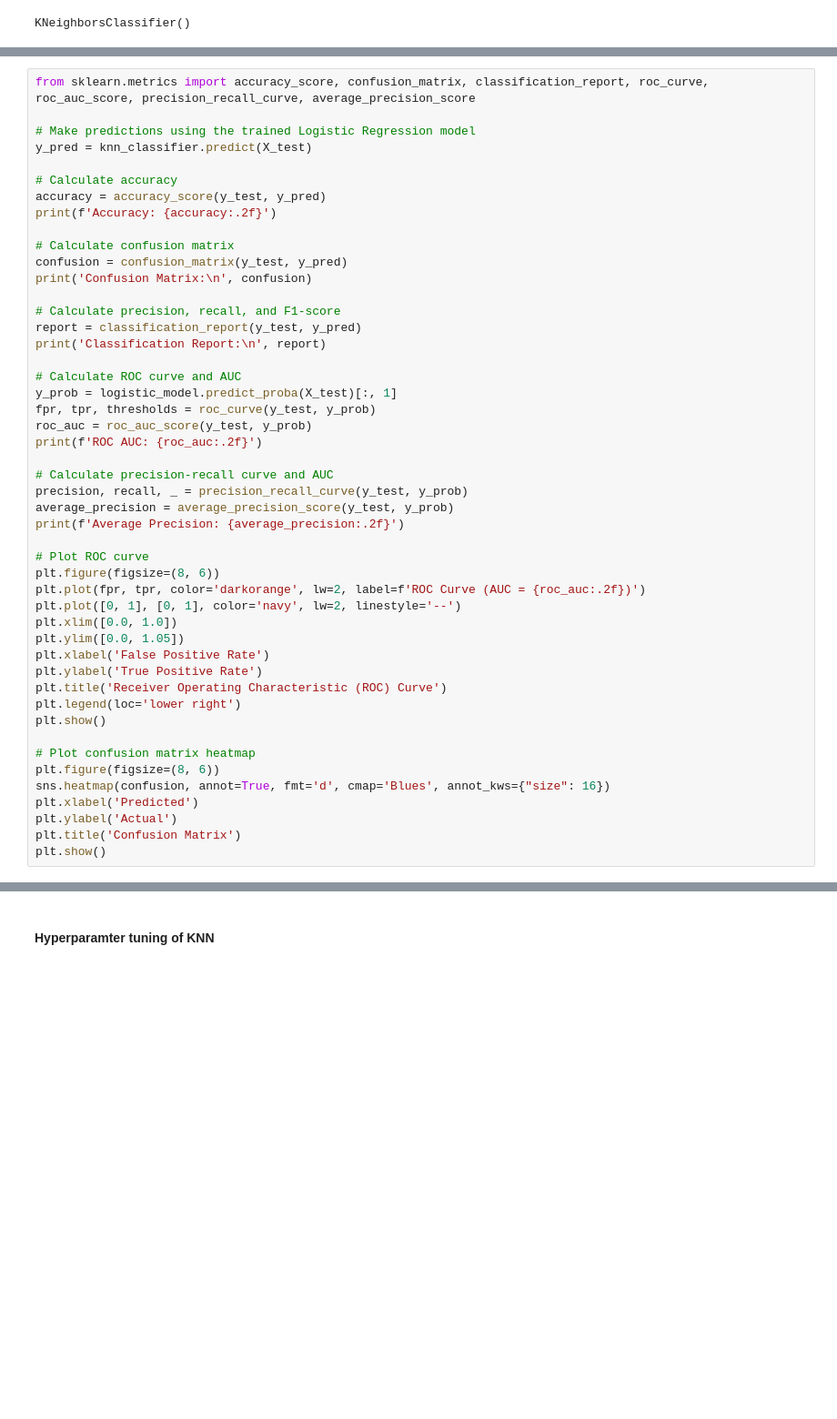
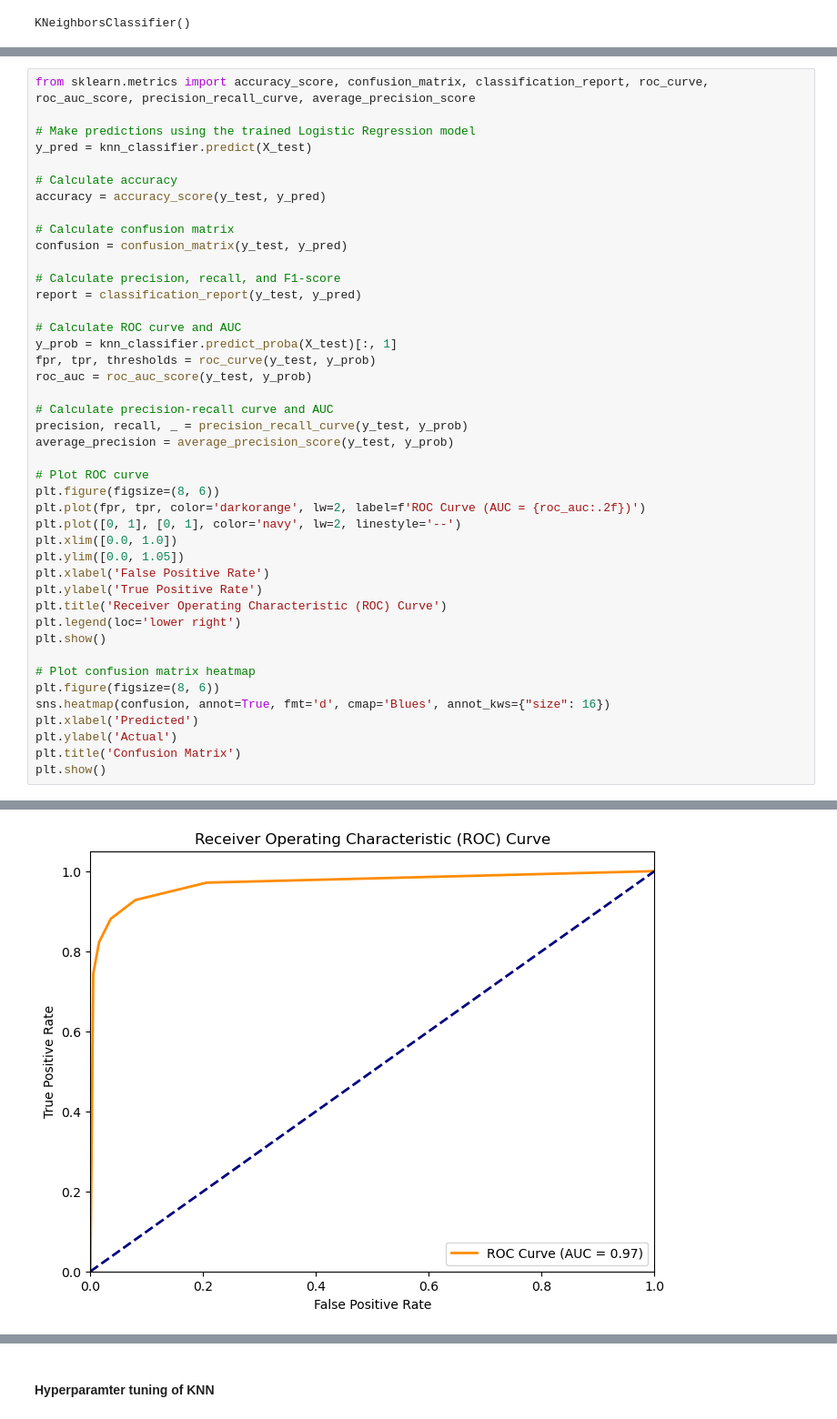
Before and after one commit to sofbruni/AI_PROJECT2023-2024, a Jupyter notebook: main copy.ipynb, the cells around one changed output, grey strips where cells are left out. Shown at 91% size. Cells and saved outputs as stored; diff of their text form; blank space fills up the shorter version.

```diff
--- a/main copy.ipynb
+++ b/main copy.ipynb
@@ -1179,26 +1215,21 @@ y_pred = knn_classifier.predict(X_test)
 
 # Calculate accuracy
 accuracy = accuracy_score(y_test, y_pred)
-print(f'Accuracy: {accuracy:.2f}')
 
 # Calculate confusion matrix
 confusion = confusion_matrix(y_test, y_pred)
-print('Confusion Matrix:\n', confusion)
 
 # Calculate precision, recall, and F1-score
 report = classification_report(y_test, y_pred)
-print('Classification Report:\n', report)
 
 # Calculate ROC curve and AUC
-y_prob = logistic_model.predict_proba(X_test)[:, 1]
+y_prob = knn_classifier.predict_proba(X_test)[:, 1]
 fpr, tpr, thresholds = roc_curve(y_test, y_prob)
 roc_auc = roc_auc_score(y_test, y_prob)
-print(f'ROC AUC: {roc_auc:.2f}')
 
 # Calculate precision-recall curve and AUC
 precision, recall, _ = precision_recall_curve(y_test, y_prob)
 average_precision = average_precision_score(y_test, y_prob)
-print(f'Average Precision: {average_precision:.2f}')
 
 # Plot ROC curve
 plt.figure(figsize=(8, 6))
@@ -1223,0 +1254 @@ AttributeError: 'NoneType' object has no attribute 'split'
+[figure, added]
```
Also changed, not shown: parts of 37 cells of this notebook.
